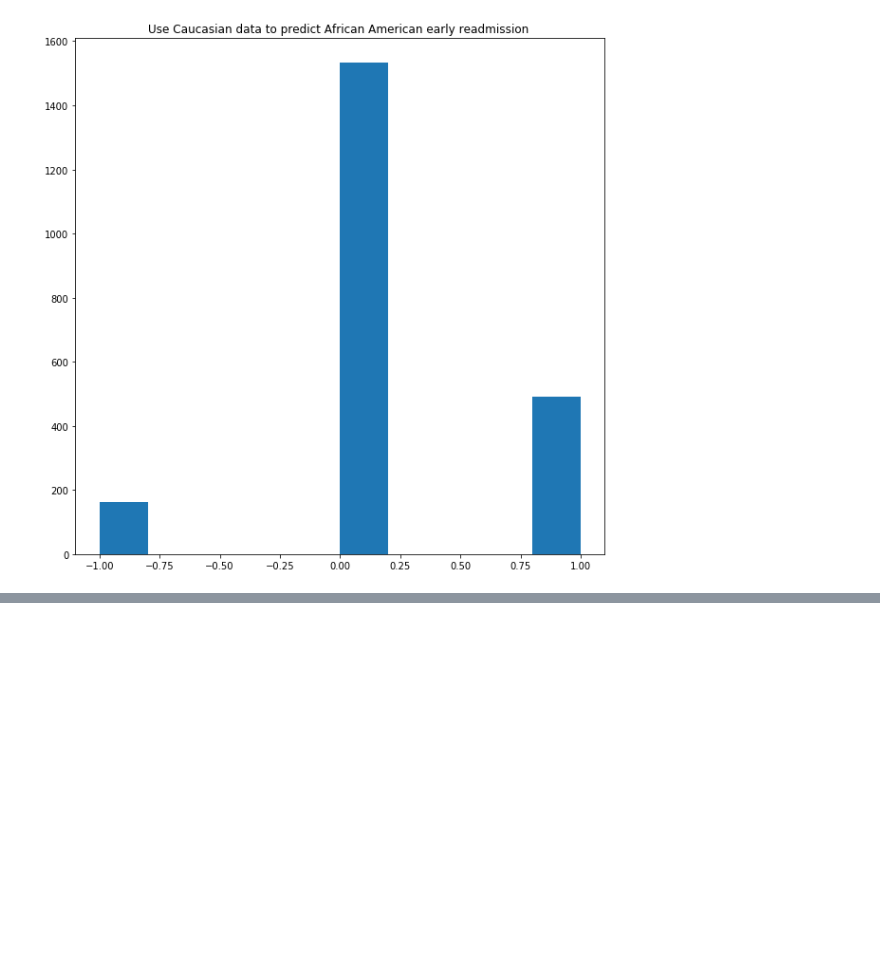
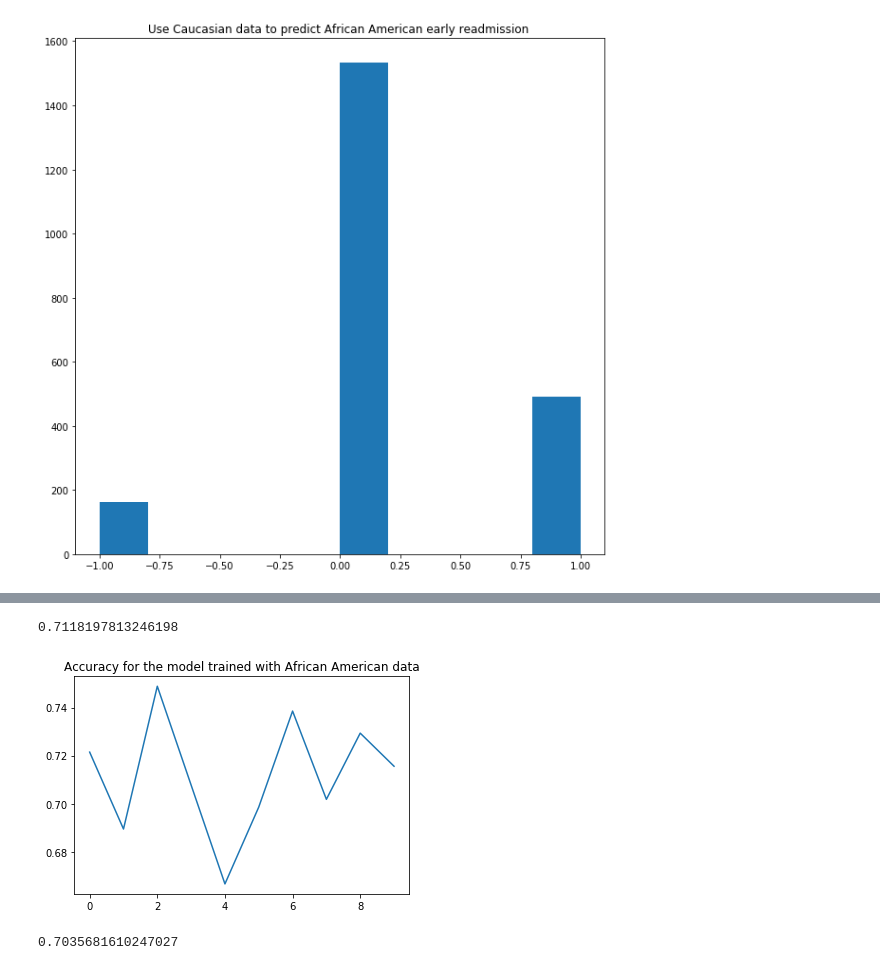
Before and after one commit to nicolas-min/dataopen-2022, a Jupyter notebook: code/code_datathon.ipynb, the cells around one changed output, grey strips where cells are left out. Drawn from its saved outputs; the diff is of its cells as text; code cells hidden in the pictures; blank space fills up the shorter version.

```diff
--- a/code/code_datathon.ipynb
+++ b/code/code_datathon.ipynb
@@ -153,0 +167,11 @@ array([0.70967742, 0.71488033, 0.73541667, 0.728125  , 0.72604167,
+# %%
+plt.title('Accuracy for the model trained with African American data')
+plt.plot(scores2)
+np.mean(scores2)
+# %% [output]
+0.7118197813246198
+[figure, added]
+# %%
+sum(diff_group2==0)/len(diff_group2)
+# %% [output]
+0.7035681610247027
```
Also changed, not shown: parts of 7 cells of this notebook, 2 other files.
